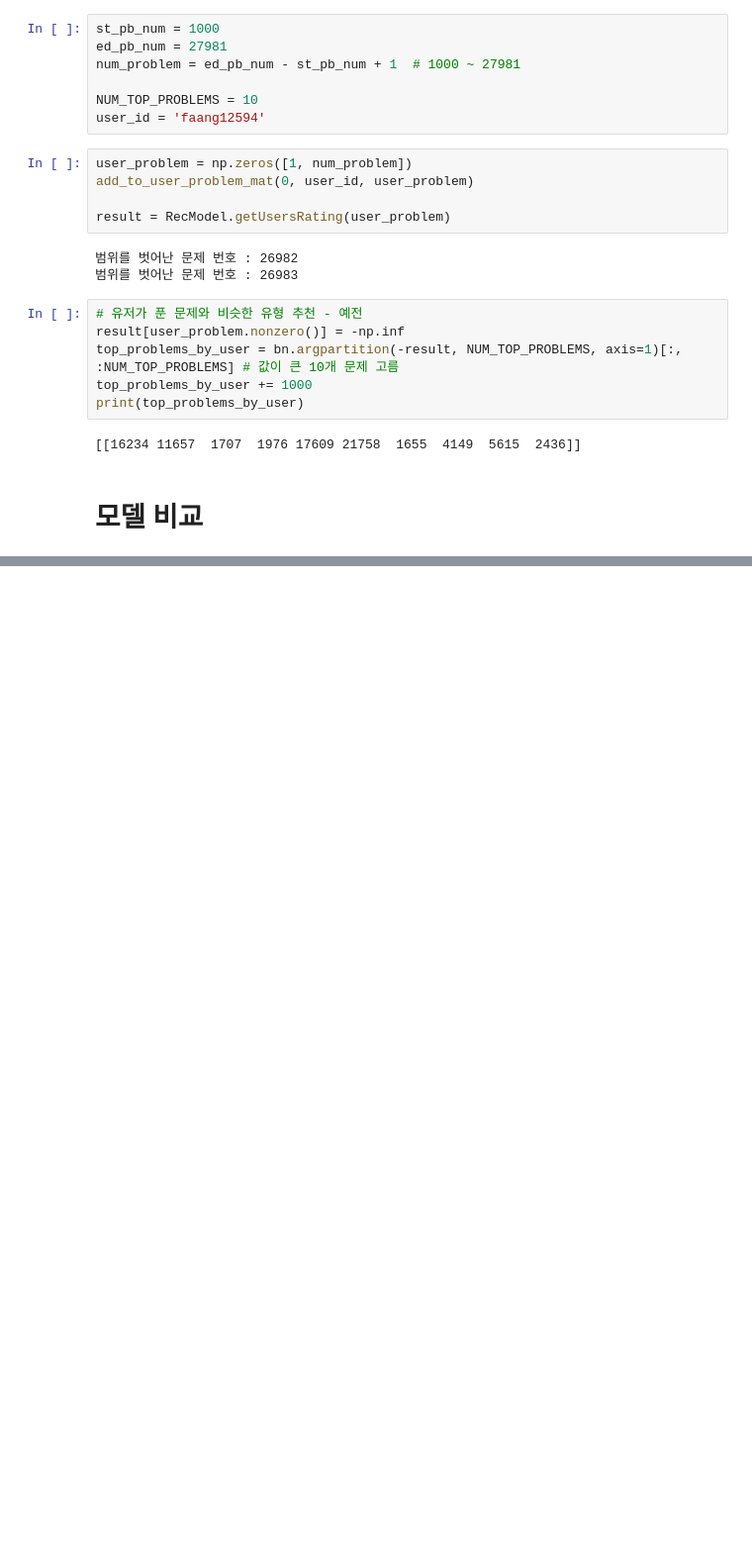
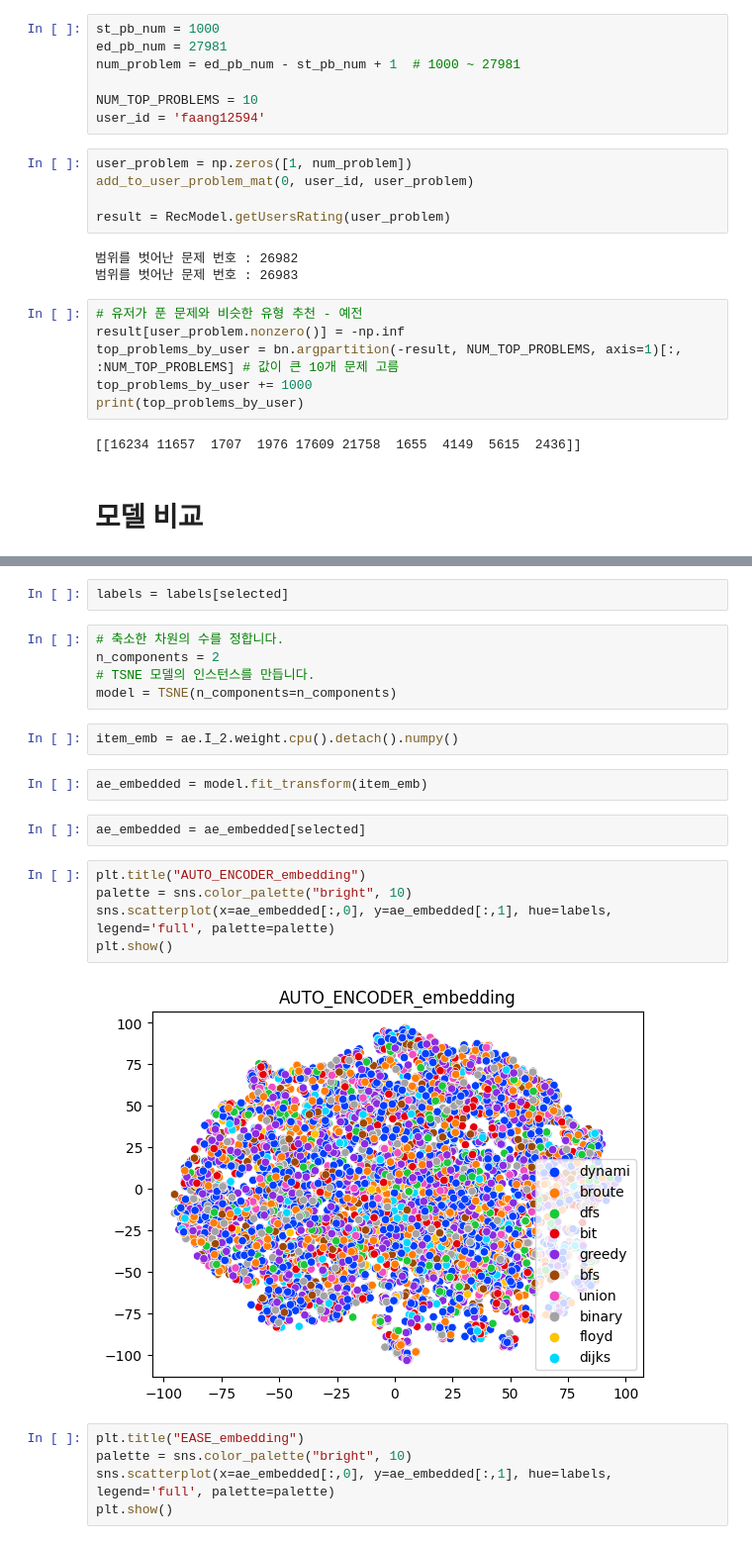
Before and after one commit to uos-vision/cotegory-ai, a Jupyter notebook: train/Auto_Encoder.ipynb, the cells around one changed output, grey strips where cells are left out. Shown at 99% size. Saved outputs shown, nothing was run; the diff lists cells and outputs as text; blank space fills up the shorter version.

```diff
--- a/train/Auto_Encoder.ipynb
+++ b/train/Auto_Encoder.ipynb
@@ -528,0 +695,25 @@ Test - EASE
+# %%
+labels = labels[selected]
+# %%
+# 축소한 차원의 수를 정합니다.
+n_components = 2
+# TSNE 모델의 인스턴스를 만듭니다.
+model = TSNE(n_components=n_components)
+# %%
+item_emb = ae.I_2.weight.cpu().detach().numpy()
+# %%
+ae_embedded = model.fit_transform(item_emb)
+# %%
+ae_embedded = ae_embedded[selected]
+# %%
+plt.title("AUTO_ENCODER_embedding")
+palette = sns.color_palette("bright", 10)
+sns.scatterplot(x=ae_embedded[:,0], y=ae_embedded[:,1], hue=labels, legend='full', palette=palette)
+plt.show()
+# %% [output]
+[figure, added]
+# %%
+plt.title("EASE_embedding")
+palette = sns.color_palette("bright", 10)
+sns.scatterplot(x=ae_embedded[:,0], y=ae_embedded[:,1], hue=labels, legend='full', palette=palette)
+plt.show()
```
Also changed, not shown: parts of 34 cells of this notebook.
